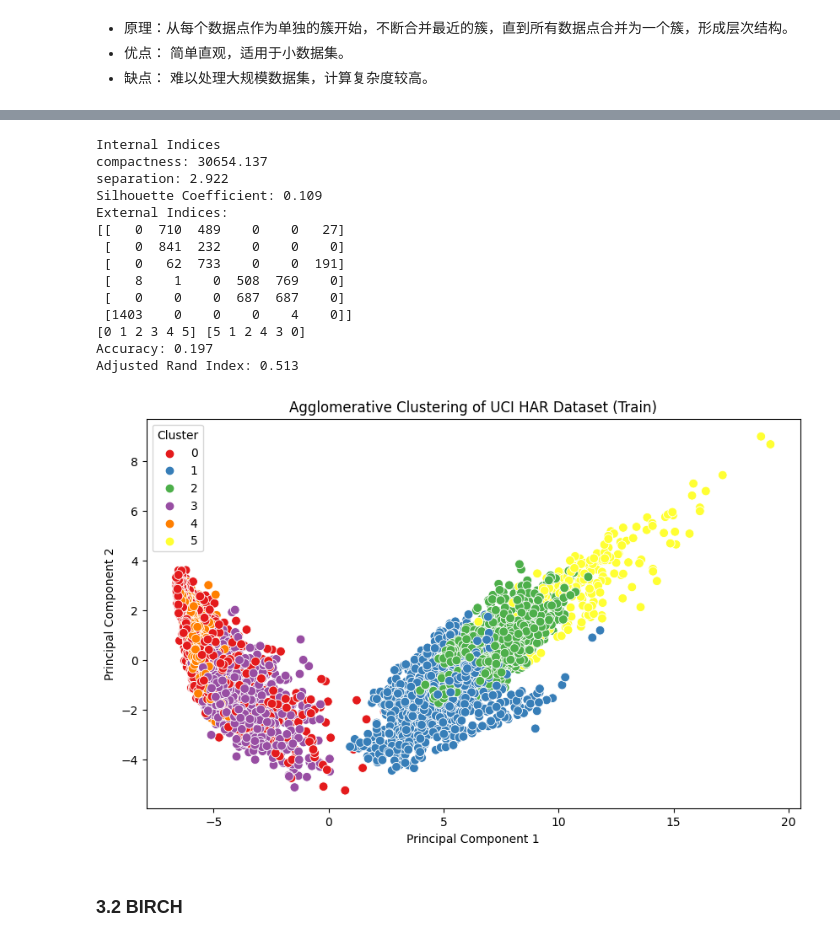
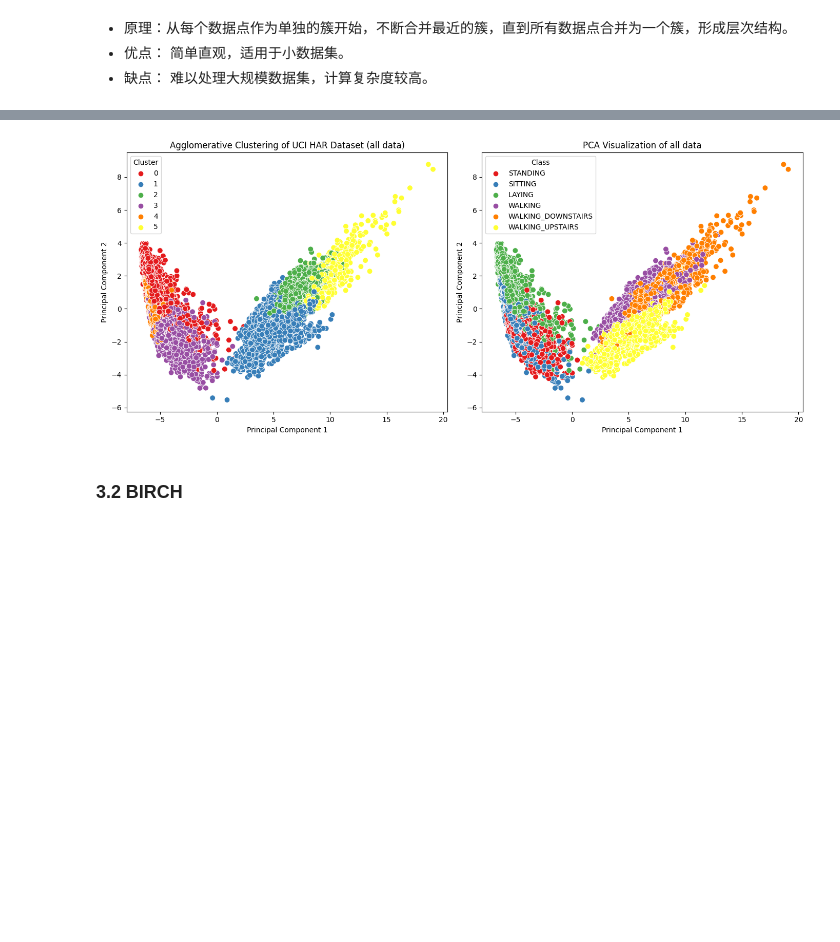
Before and after one commit to yangtx7/DataMining-Project1, a Jupyter notebook: src/Hierarchical.ipynb, the cells around one changed output, grey strips where cells are left out. Cells and saved outputs as stored; diff of their text form; code cells hidden in the pictures; blank space fills up the shorter version.

```diff
--- a/src/Hierarchical.ipynb
+++ b/src/Hierarchical.ipynb
@@ -6,7 +6,6 @@ import numpy as np
 import matplotlib.pyplot as plt
 import seaborn as sns
 import warnings
-import os
 import time
 
 warnings.filterwarnings('ignore')
@@ -14,6 +13,7 @@ warnings.filterwarnings('ignore')
 
 train = pd.read_csv('../data/f_train.csv')
 test = pd.read_csv('../data/f_test.csv')
+all_data = pd.read_csv('../data/f_all_data.csv')
 num2label = {
     1: 'WALKING',
     2: 'WALKING_UPSTAIRS',
@@ -24,10 +24,13 @@ num2label = {
     }
 label2num = {v: k for k, v in num2label.items()}
 
+
 X_train = train.drop(['subject', 'activity'], axis=1)
 y_train = train['activity'].map(label2num)
 X_test = test.drop(['subject', 'activity'], axis=1)
 y_test = test['activity'].map(label2num)
+X_all = all_data.drop(['subject', 'activity'], axis=1)
+y_all = all_data['activity'].map(label2num)
 # %% [markdown]
 # 2. 指标
 # %%
@@ -149,7 +160,7 @@ param_grid = {
 
 best_score = -1
 best_params = {}
-run_times = []
+
 # 循环遍历参数网格
 for standard_scaler in param_grid['standard_scaler']:
     for n_components in param_grid['pca__n_components']:
@@ -169,18 +180,15 @@ for standard_scaler in param_grid['standard_scaler']:
                 elif not n_components:
                     pp = None
                 if pp:
-                    X_pca = pp.fit_transform(X_train)
+                    X_pca = pp.fit_transform(X_all)
                 else:
-                    X_pca = X_train
+                    X_pca = X_all
                 model = AgglomerativeClustering(n_clusters=6, affinity=affinity, linkage=linkage)
 
                 # 拟合模型并预测
-                start_time = time.time()
                 labels = model.fit_predict(X_pca)
-                run_times.append(time.time() - start_time)
-
                 # 计算 adjusted rand score
-                score = adjusted_rand_score(y_train, labels)
+                score = adjusted_rand_score(y_all, labels)
 
                 # 更新最佳参数和评分
                 if score > best_score:
@@ -195,5 +203,4 @@ for standard_scaler in param_grid['standard_scaler']:
 # 输出最佳参数和评分
 print("Best parameters found: ", best_params)
 print("Best adjusted rand score: ", best_score)
-print(f"Average run time: {np.mean(run_times):.2f} ± {np.std(run_times):.2f} seconds")
 # %% [output]
@@ -203,48 +251,26 @@ Average run time: 2.33 ± 2.28 seconds
 # %%
-"""
-Best parameters found:
-{
-'standard_scaler': False,
-'pca__n_components': False,
-'agglomerative__affinity': 'euclidean',
-'agglomerative__linkage': 'ward'}
-"""
-
-# 使用最佳参数进行聚类
-
-pp = Pipeline([
-    ('pca', PCA(n_components=0.99))
-])
-X_pca = pp.fit_transform(X_train)
-# X_pca = X_train.values
-best_model = AgglomerativeClustering(n_clusters=6, linkage='ward', affinity='euclidean')
-y_pred = best_model.fit_predict(X_train)
-
-compactness, separation, SC, acc, ARI = print_metrics(X_train, y_pred, y_train)
-plt.figure(figsize=(10, 6))
+# 可视化
+plt.figure(figsize=(14, 6))
+plt.subplot(1, 2, 1)
 sns.scatterplot(x=X_pca[:, 0], y=X_pca[:, 1], hue=y_pred, palette="Set1", s=60)
-plt.title("Agglomerative Clustering of UCI HAR Dataset (Train)")
+plt.title("Agglomerative Clustering of UCI HAR Dataset (all data)")
 plt.xlabel("Principal Component 1")
 plt.ylabel("Principal Component 2")
 plt.legend(title='Cluster')
-plt.savefig("../result/agg_best.pdf")
+
+# 绘制训练集
+plt.subplot(1, 2, 2)
+sns.scatterplot(x=X_pca[:, 0], y=X_pca[:, 1], hue=all_data['activity'], palette="Set1", s=60)
+plt.title("PCA Visualization of all data")
+plt.xlabel("Principal Component 1")
+plt.ylabel("Principal Component 2")
+plt.legend(title="Class")
+
+plt.tight_layout()
+plt.savefig("../result/ModelResults/agg_best_vs_ground_truth.png", transparent=True)
 plt.show()
 # %% [output]
-Internal Indices
-compactness: 30654.137
-separation: 2.922
-Silhouette Coefficient: 0.109
-External Indices:
-[[   0  710  489    0    0   27]
- [   0  841  232    0    0    0]
- [   0   62  733    0    0  191]
- [   8    1    0  508  769    0]
- [   0    0    0  687  687    0]
- [1403    0    0    0    4    0]]
-[0 1 2 3 4 5] [5 1 2 4 3 0]
-Accuracy: 0.197
-Adjusted Rand Index: 0.513
-[figure, old version]
+[figure, new version]
 # %% [markdown]
 ### 3.2 BIRCH
 # %% [markdown]
```
Also changed, not shown: parts of 7 cells of this notebook, 9 other files.
